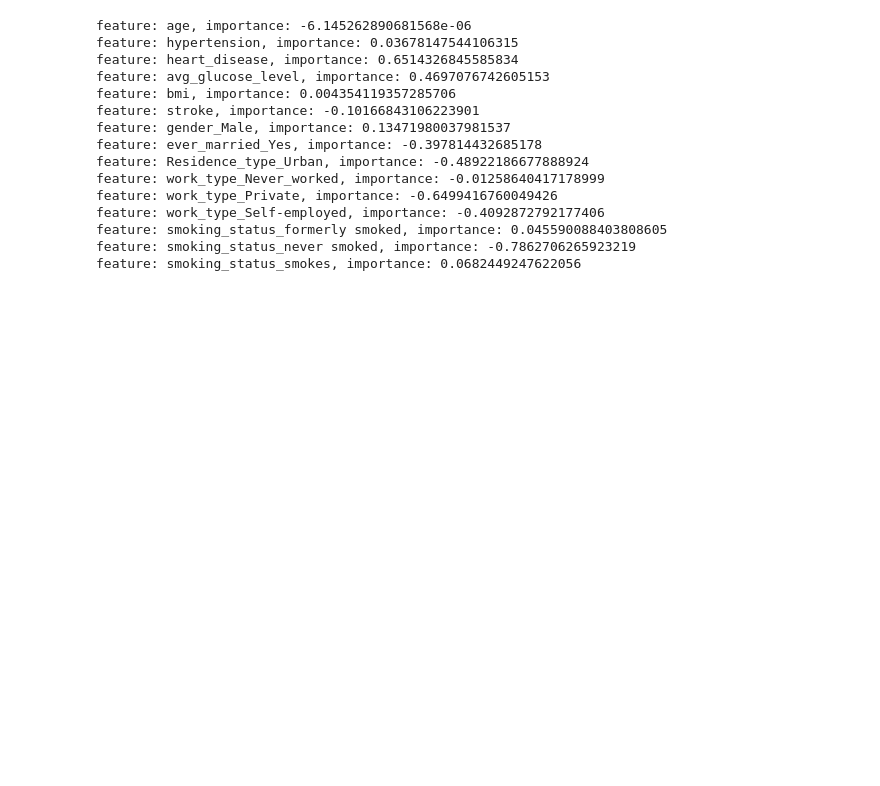
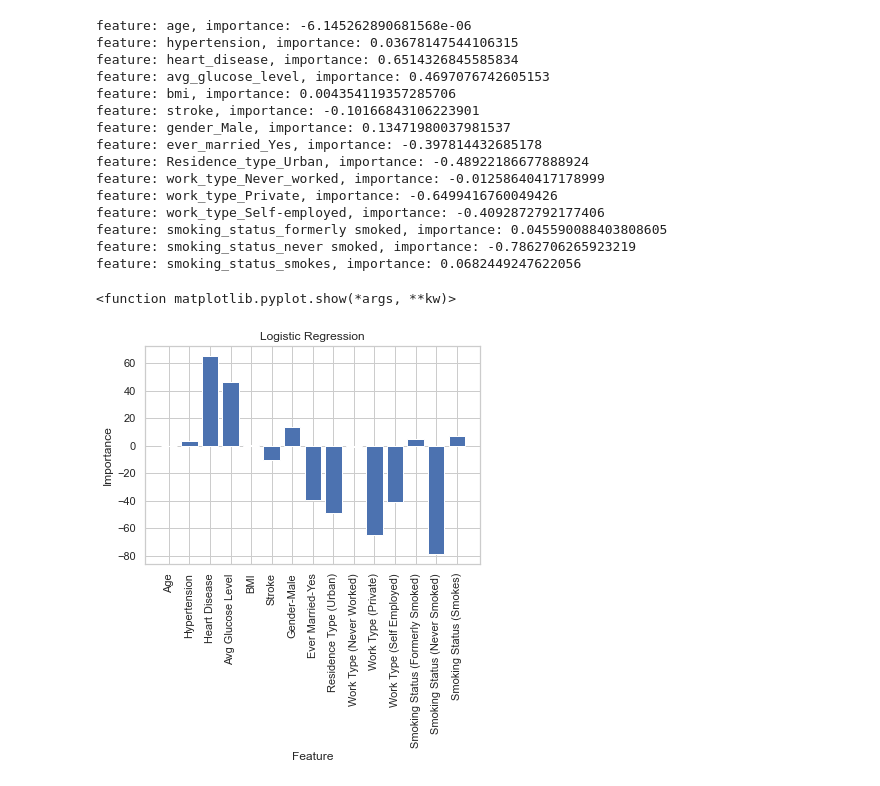
Before and after one commit to jcrettig/Final-Project---Group-1, a Jupyter notebook: adultStroke.ipynb, the cells around one changed output. Cells and saved outputs as stored; diff of their text form; code cells hidden in the pictures; blank space fills up the shorter version.

```diff
--- a/adultStroke.ipynb
+++ b/adultStroke.ipynb
@@ -468,3 +466,17 @@ feature: work_type_Self-employed, importance: -0.4092872792177406
 feature: smoking_status_formerly smoked, importance: 0.045590088403808605
 feature: smoking_status_never smoked, importance: -0.7862706265923219
 feature: smoking_status_smokes, importance: 0.0682449247622056
+# %%
+y_axis = [0, 3.68,65.14, 46.14, .44, -10.17, 13.47, -39.78, -48.92, -1.26, -64.99, -40.93, 4.56, -78.63, 6.82]
+x_axis = ['Age', 'Hypertension', 'Heart Disease', 'Avg Glucose Level','BMI','Stroke', 'Gender-Male', 'Ever Married-Yes','Residence Type (Urban)',' Work Type (Never Worked)', 'Work Type (Private)', 'Work Type (Self Employed)','Smoking Status (Formerly Smoked)', 'Smoking Status (Never Smoked)','Smoking Status (Smokes)']
+plt.title("Logistic Regression")
+plt.xlabel("Feature")
+plt.ylabel("Importance")
+plt.bar(x_axis,y_axis , color='b')
+plt.xticks(rotation=90)
+#fig = plt.figure(figsize=(1000000,50000))
+fig.set_size_inches(50,10)
+plt.show
+# %% [output]
+<function matplotlib.pyplot.show(*args, **kw)>
+[figure, added]
```
Also changed, not shown: parts of 1 cell of this notebook.
